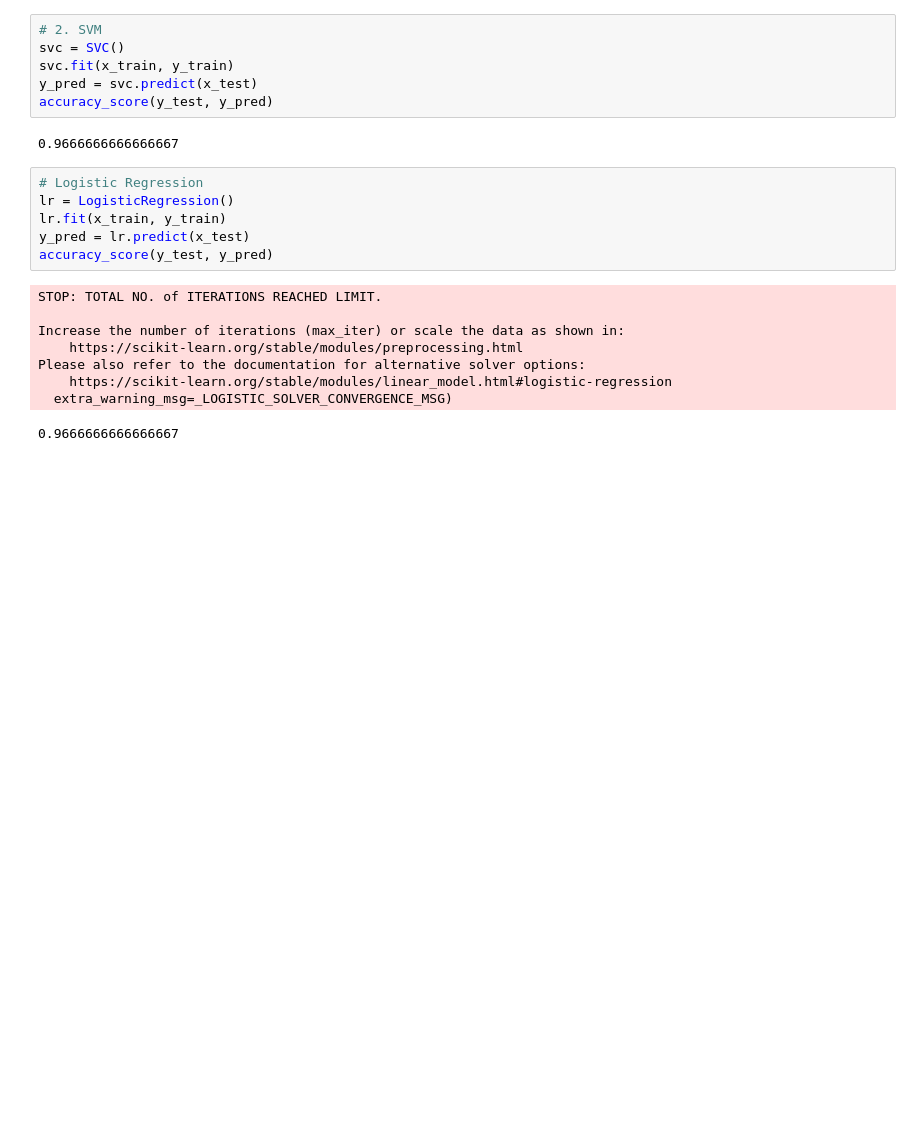
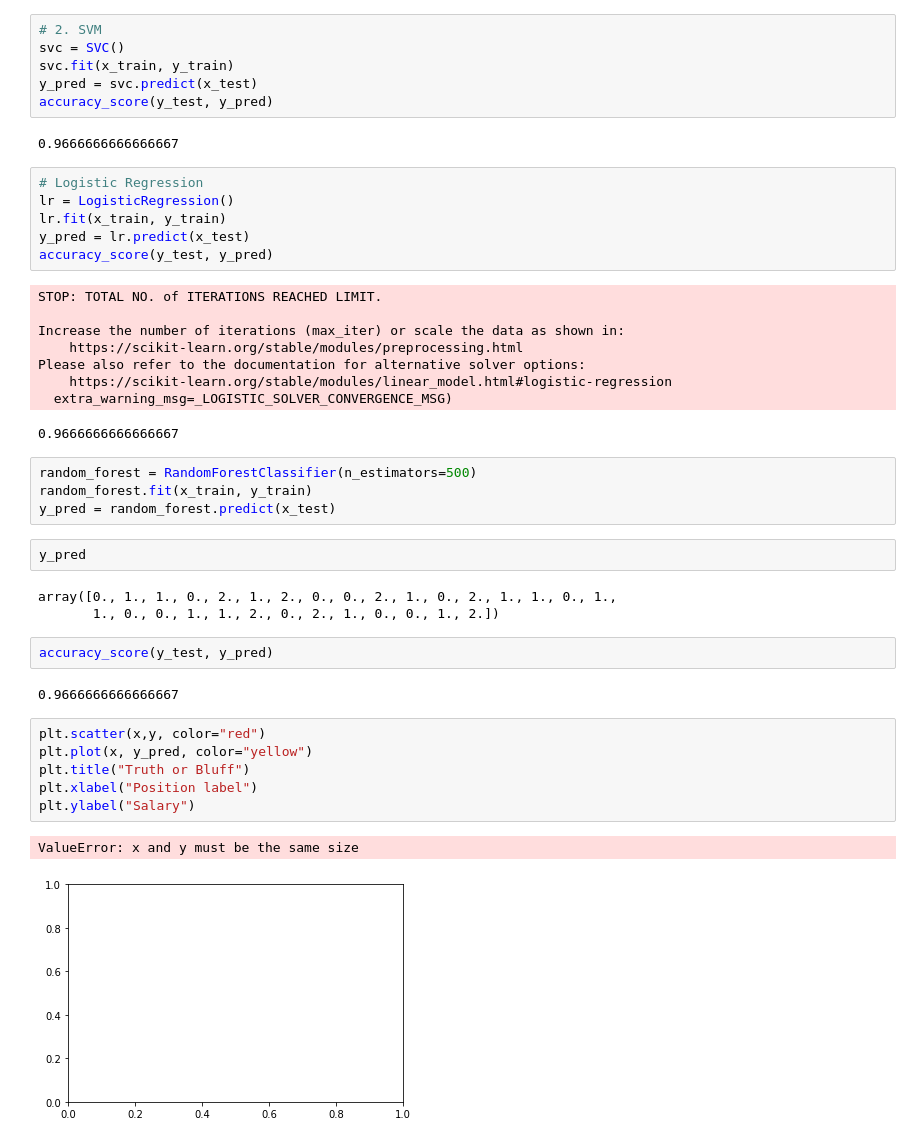
Before and after one commit to gautamamber/machine-learning-projecs-example, a Jupyter notebook: iris_dataset/iris flower classification.ipynb, the cells around one changed output. Drawn from its saved outputs; the diff is of its cells as text; blank space fills up the shorter version.

```diff
--- a/iris_dataset/iris flower classification.ipynb
+++ b/iris_dataset/iris flower classification.ipynb
@@ -198,3 +199,25 @@ Please also refer to the documentation for alternative solver options:
     https://scikit-learn.org/stable/modules/linear_model.html#logistic-regression
   extra_warning_msg=_LOGISTIC_SOLVER_CONVERGENCE_MSG)
 0.9666666666666667
+# %%
+random_forest = RandomForestClassifier(n_estimators=500)
+random_forest.fit(x_train, y_train)
+y_pred = random_forest.predict(x_test)
+# %%
+y_pred
+# %% [output]
+array([0., 1., 1., 0., 2., 1., 2., 0., 0., 2., 1., 0., 2., 1., 1., 0., 1.,
+       1., 0., 0., 1., 1., 2., 0., 2., 1., 0., 0., 1., 2.])
+# %%
+accuracy_score(y_test, y_pred)
+# %% [output]
+0.9666666666666667
+# %%
+plt.scatter(x,y, color="red")
+plt.plot(x, y_pred, color="yellow")
+plt.title("Truth or Bluff")
+plt.xlabel("Position label")
+plt.ylabel("Salary")
+# %% [output]
+ValueError: x and y must be the same size
+[figure, added]
```
Also changed, not shown: parts of 1 cell of this notebook.
